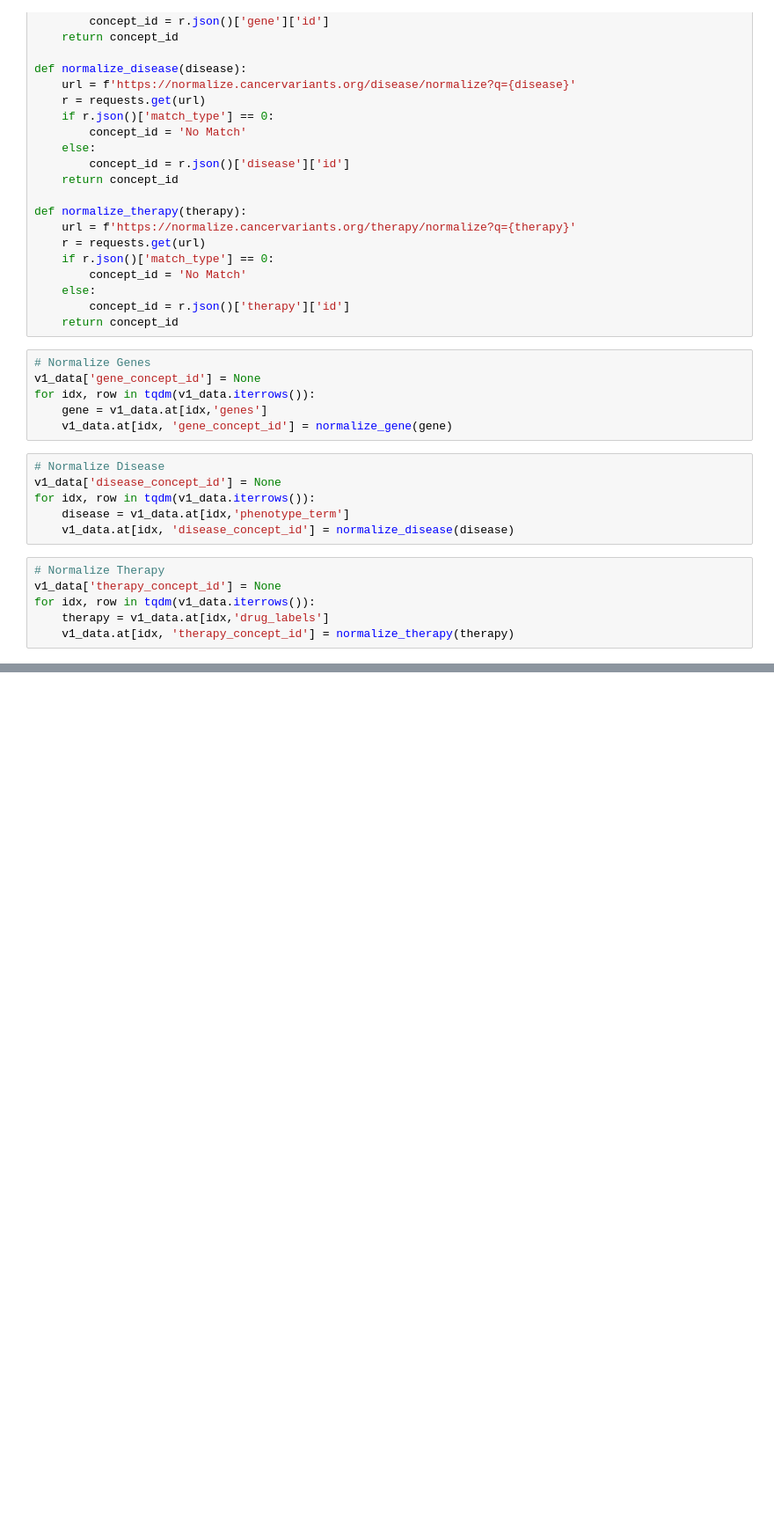
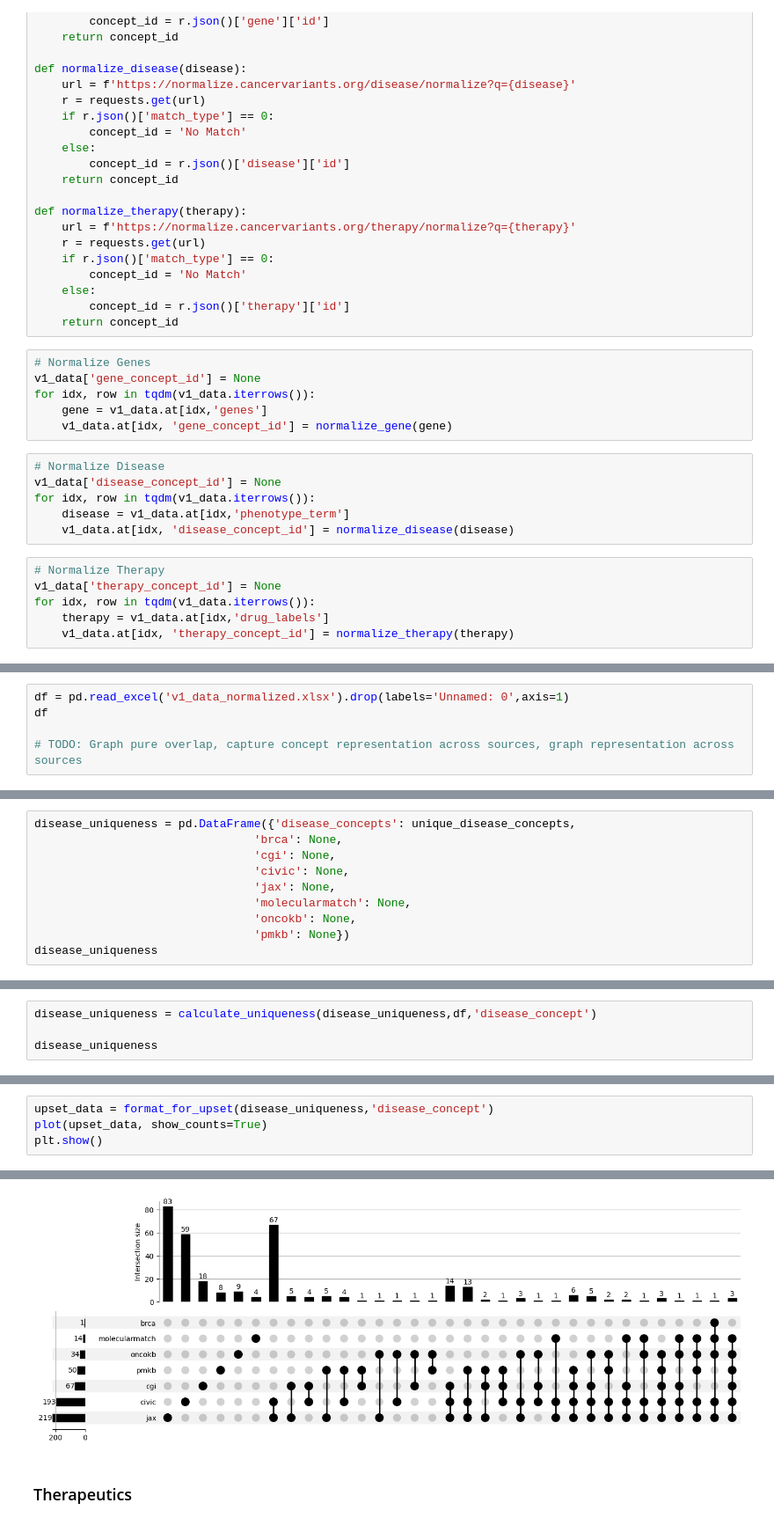
Before and after one commit to cancervariants/metakb, a Jupyter notebook: notebooks/v1_uniqueness.ipynb, the cells around one changed output, grey strips where cells are left out. Shown at 88% size. Cells and saved outputs as stored; diff of their text form; blank space fills up the shorter version.

```diff
--- a/notebooks/v1_uniqueness.ipynb
+++ b/notebooks/v1_uniqueness.ipynb
@@ -262,0 +140,5 @@ Name: count, Length: 509, dtype: int64
+# %%
+df = pd.read_excel('v1_data_normalized.xlsx').drop(labels='Unnamed: 0',axis=1)
+df
+
+# TODO: Graph pure overlap, capture concept representation across sources, graph representation across sources
@@ -262,0 +257,10 @@ Name: count, Length: 509, dtype: int64
+# %%
+disease_uniqueness = pd.DataFrame({'disease_concepts': unique_disease_concepts,
+                                'brca': None,
+                                'cgi': None,
+                                'civic': None,
+                                'jax': None,
+                                'molecularmatch': None,
+                                'oncokb': None,
+                                'pmkb': None})
+disease_uniqueness
@@ -262,0 +281,4 @@ Name: count, Length: 509, dtype: int64
+# %%
+disease_uniqueness = calculate_uniqueness(disease_uniqueness,df,'disease_concept')
+
+disease_uniqueness
@@ -262,0 +299,5 @@ Name: count, Length: 509, dtype: int64
+# %%
+upset_data = format_for_upset(disease_uniqueness,'disease_concept')
+plot(upset_data, show_counts=True)
+plt.show()
+# %% [output]
@@ -262,0 +321,3 @@ Name: count, Length: 509, dtype: int64
+[figure, added]
+# %% [markdown]
+### Therapeutics
```
Also changed, not shown: parts of 24 cells of this notebook.
